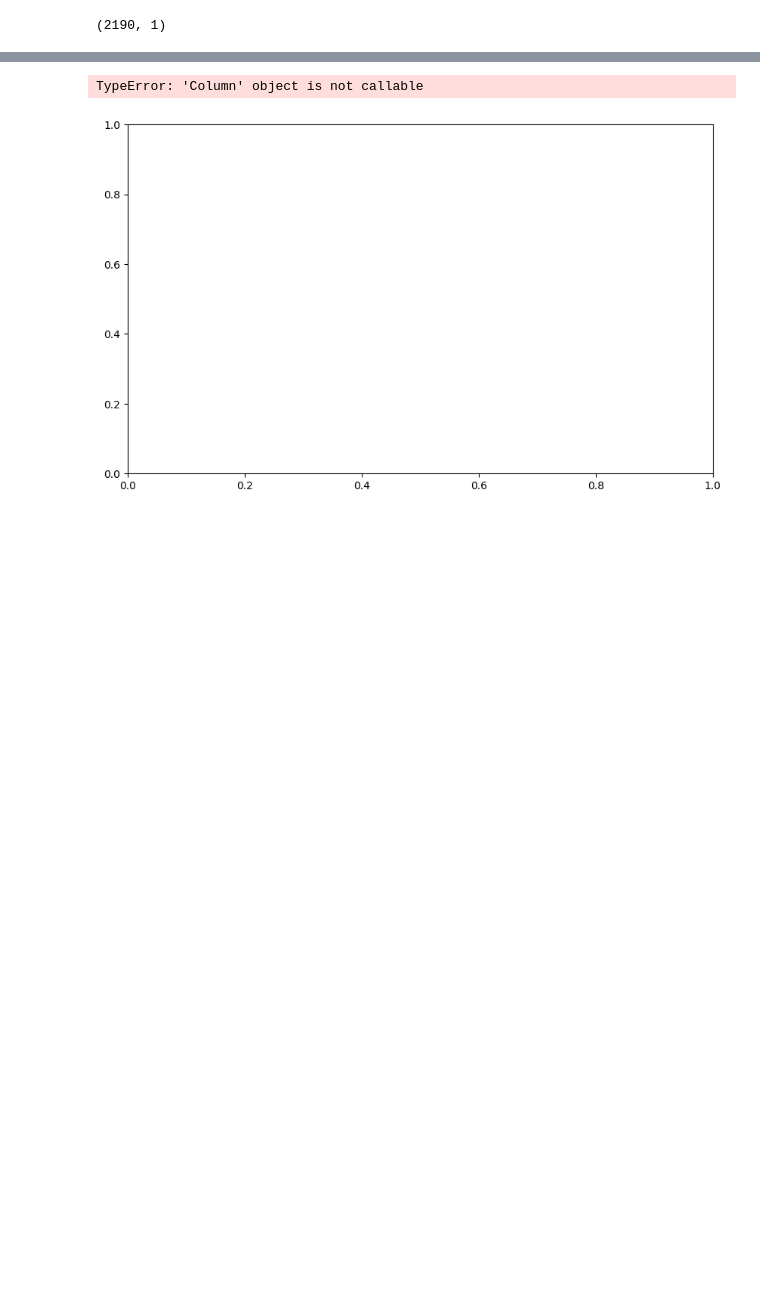
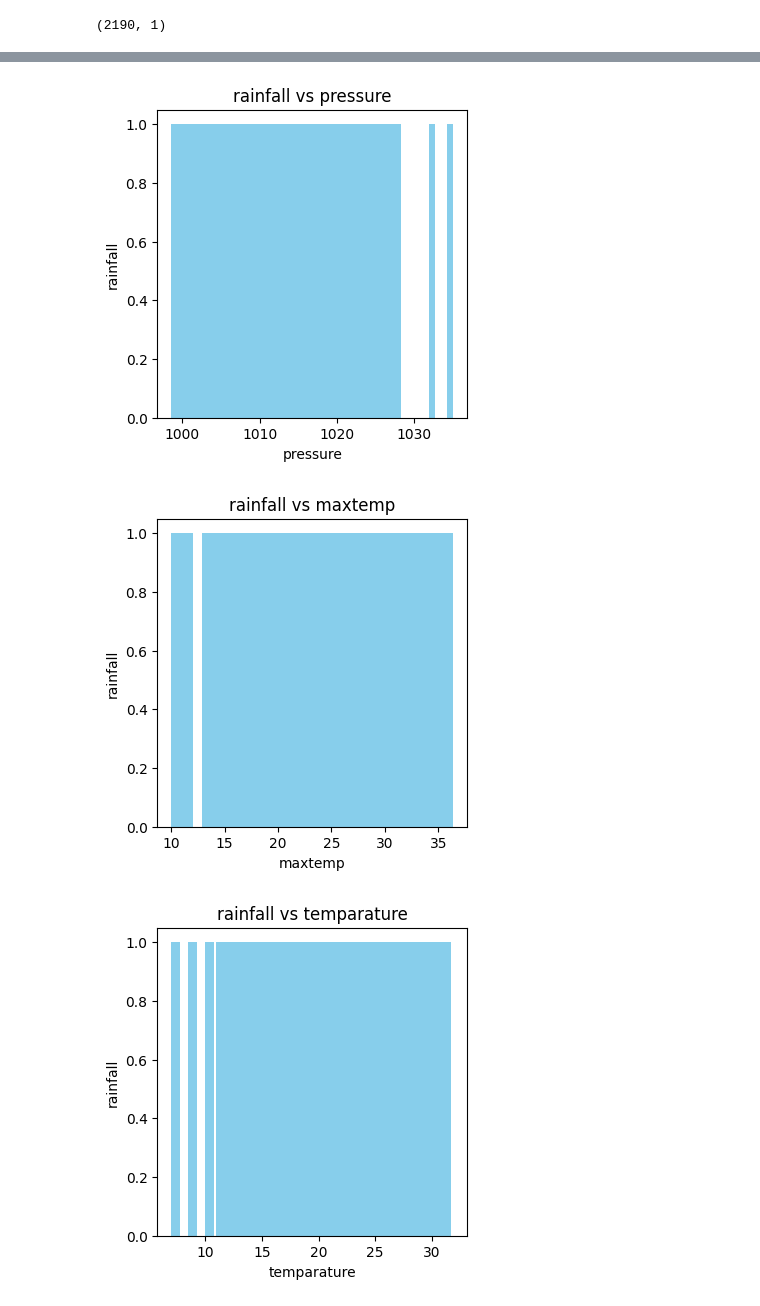
Before and after one commit to savindumahasen/Rainfall-prediction-ML-project, a Jupyter notebook: notebook.ipynb, the cells around one changed output, grey strips where cells are left out. Saved outputs shown, nothing was run; the diff lists cells and outputs as text; code cells hidden in the pictures; blank space fills up the shorter version.

Commit message:
Plot the preprcoessed trainset  in histogram

```diff
--- a/notebook.ipynb
+++ b/notebook.ipynb
@@ -76,3 +76,6 @@ df_train_set.select([count(when(isnan(c) | col(c).isNull(), c)).alias(c) for c i
 +---+---+--------+-------+-----------+-------+--------+--------+-----+--------+-------------+---------+--------+
 |  0|  0|       0|      0|          0|      0|       0|       0|    0|       0|            0|        0|       0|
 +---+---+--------+-------+-----------+-------+--------+--------+-----+--------+-------------+---------+--------+
+# %%
+df_train_set=df_train_set.select(['pressure','maxtemp','temparature','mintemp','dewpoint','humidity','cloud','sunshine','winddirection','windspeed','rainfall'])
+df_train_set.show()
@@ -222,12 +249,15 @@ df_train_set_pandas.head()
 # %%
 %matplotlib inline
 import matplotlib.pyplot as plt
-plt.figure(figsize=(10, 6))
-plt.bar(pandas_df["scaled_features"], df_train_set["rainfall"],color="blue")
-plt.xlabel("scaled_features")
-plt.ylabel("rainfall")
-plt.title("scaled_features vs rainfall")
-plt.show()
+for df_train_set_pandas_columns in df_train_set_pandas.columns:
+    #print(type(df_train_set_pandas_columns))
+    plt.figure(figsize=(4, 4))
+    plt.bar(df_train_set_pandas[df_train_set_pandas_columns], df_train_set_pandas["rainfall"],color="skyblue")
+    plt.xlabel(df_train_set_pandas_columns)
+    plt.ylabel("rainfall")
+    plt.title("rainfall vs "+df_train_set_pandas_columns)
+    plt.show()
 # %% [output]
-TypeError: 'Column' object is not callable
-[figure, old version]
+[figure, new version]
+[figure, added]
+[figure, added]
```
Also changed, not shown: parts of 5 cells of this notebook.
